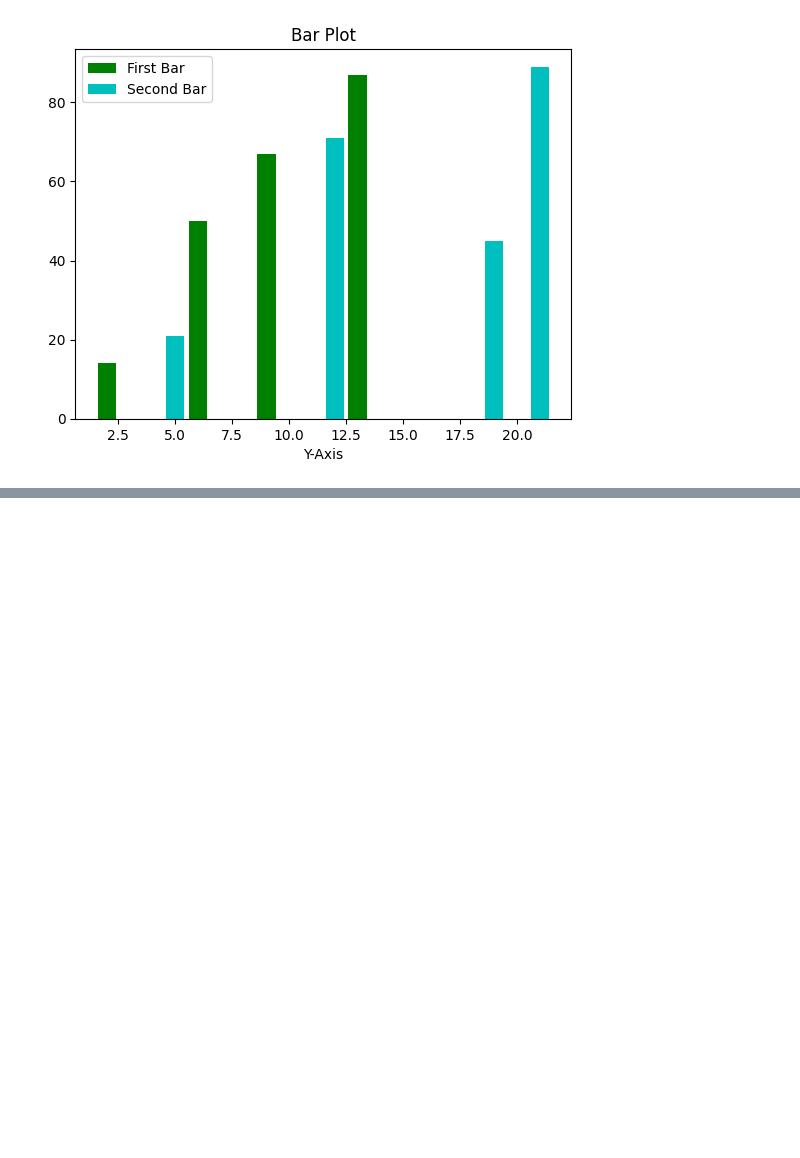
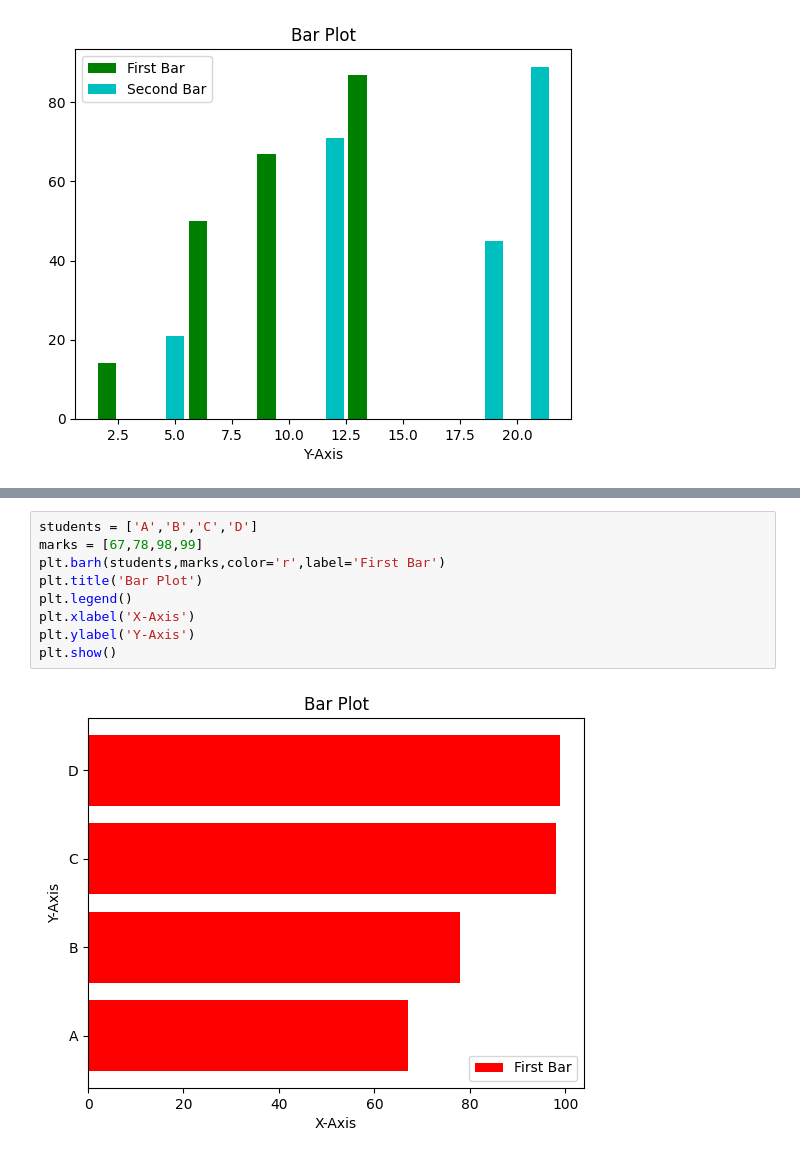
Before and after one commit to karvind08/Python-2025, a Jupyter notebook: Matplotlib/01 December 2025.ipynb, the cells around one changed output, grey strips where cells are left out. Saved outputs shown, nothing was run; the diff lists cells and outputs as text; blank space fills up the shorter version.

```diff
--- a/Matplotlib/01 December 2025.ipynb
+++ b/Matplotlib/01 December 2025.ipynb
@@ -27,0 +28,11 @@ plt.show()
+# %%
+students = ['A','B','C','D']
+marks = [67,78,98,99]
+plt.barh(students,marks,color='r',label='First Bar')
+plt.title('Bar Plot')
+plt.legend()
+plt.xlabel('X-Axis')
+plt.ylabel('Y-Axis')
+plt.show()
+# %% [output]
+[figure, added]
```
Also changed, not shown: parts of 1 cell of this notebook.
